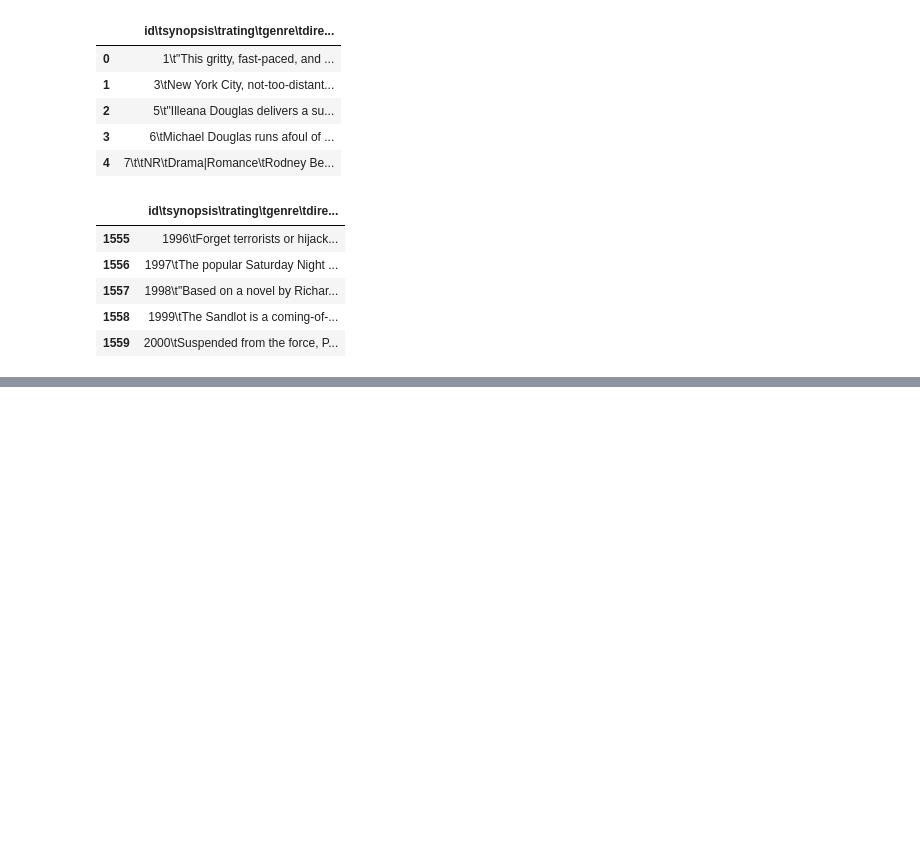
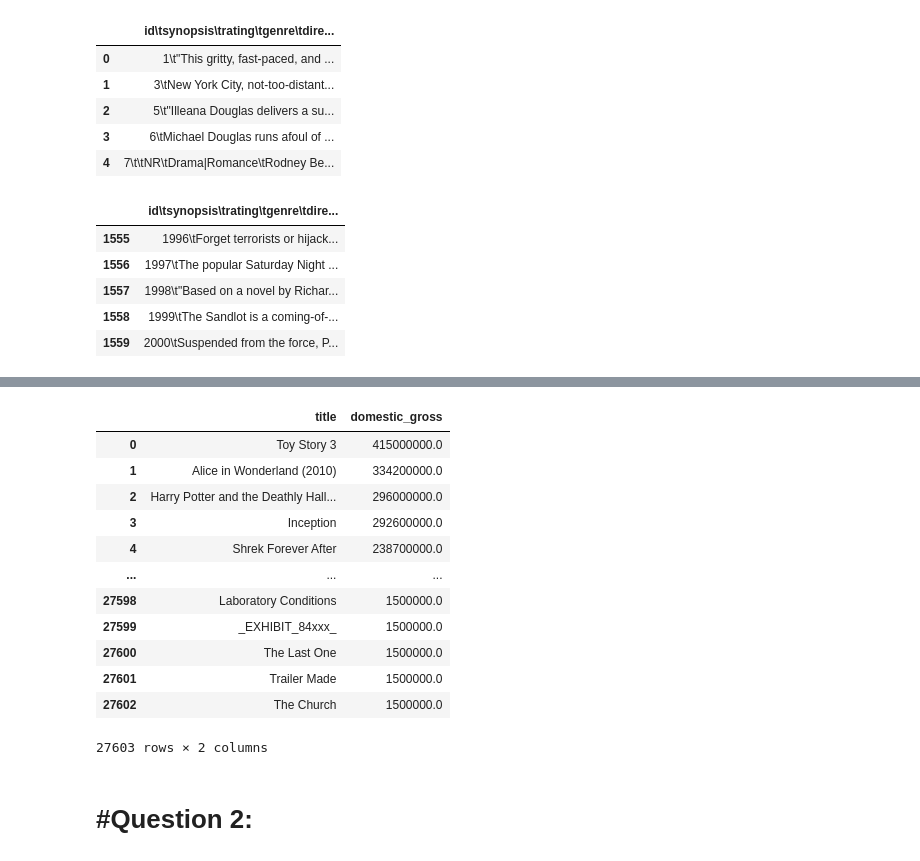
Before and after one commit to sophia14324/dsc-phase-1-project-v2-4, a Jupyter notebook: student.ipynb, the cells around one changed output, grey strips where cells are left out. Drawn from its saved outputs; the diff is of its cells as text; code cells hidden in the pictures; blank space fills up the shorter version.

```diff
--- a/student.ipynb
+++ b/student.ipynb
@@ -283,0 +461,17 @@ dtype: int64
+# %%
+#Replace the NaN values in the domestic gross column with the domestic gross median
+profitability.fillna(1500000.0)
+# %% [output]
+|  | title | domestic_gross |
+| 0 | Toy Story 3 | 415000000.0 |
+| 1 | Alice in Wonderland (2010) | 334200000.0 |
+| 2 | Harry Potter and the Deathly Hall... | 296000000.0 |
+| 3 | Inception | 292600000.0 |
+| 4 | Shrek Forever After | 238700000.0 |
+| ... | ... | ... |
+| 27598 | Laboratory Conditions | 1500000.0 |
+| 27599 | _EXHIBIT_84xxx_ | 1500000.0 |
+| 27600 | The Last One | 1500000.0 |
+| 27601 | Trailer Made | 1500000.0 |
+| 27602 | The Church | 1500000.0 |
+27603 rows × 2 columns
@@ -283,0 +482,2 @@ dtype: int64
+# %% [markdown]
+# #Question 2:
```
Also changed, not shown: parts of 33 cells of this notebook.
